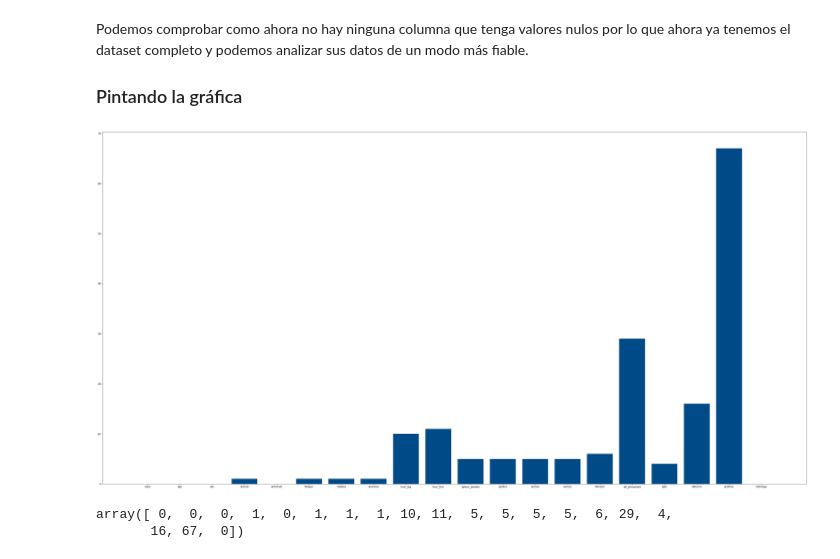
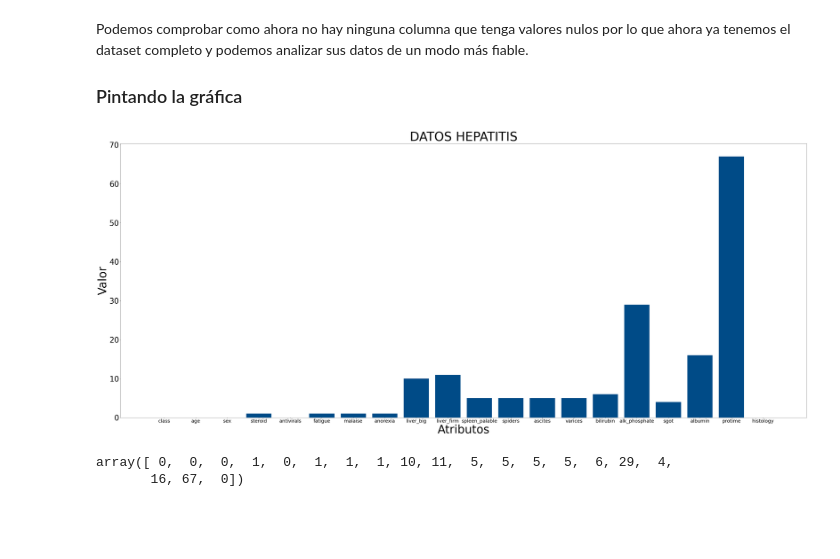
Before and after one commit to Jotivirix/Datamining_UFV, a Jupyter notebook: Lab1/entregable1/Lab1-Entregable1.ipynb, the cells around one changed output. Cells and saved outputs as stored; diff of their text form; code cells hidden in the pictures; blank space fills up the shorter version.

```diff
--- a/Lab1/entregable1/Lab1-Entregable1.ipynb
+++ b/Lab1/entregable1/Lab1-Entregable1.ipynb
@@ -112,14 +112,20 @@ Podemos comprobar como ahora no hay ninguna columna que tenga valores nulos por
 # %%
 #Grafico
 import matplotlib.pyplot as plt
-figura = plt.figure(figsize=(40, 20))
+figura = plt.figure(figsize=(50, 20))
 ejes = figura.add_axes([0,0,1,1])
 ejeX = datosMissing.index
 ejeY = datosMissing.values
-ejes.bar(ejeX,ejeY, color= '#004B87')
+ejes.bar(ejeX,ejeY,color='#004B87')
+plt.title('DATOS HEPATITIS', fontsize=65)
+plt.xlabel('Atributos',fontsize=60)
+plt.xticks(fontsize='25')
+plt.ylabel('Valor',fontsize=60)
+plt.yticks(fontsize='40')
+plt.savefig('DatosHepatitis.png')
 plt.show()
 # %% [output]
-[figure, old version]
+[figure, new version]
 # %%
 #Mostramos los valores que corresponden a cada una de las barras del gráfico
 datosMissing.values
```
Also changed, not shown: parts of 2 cells of this notebook.
